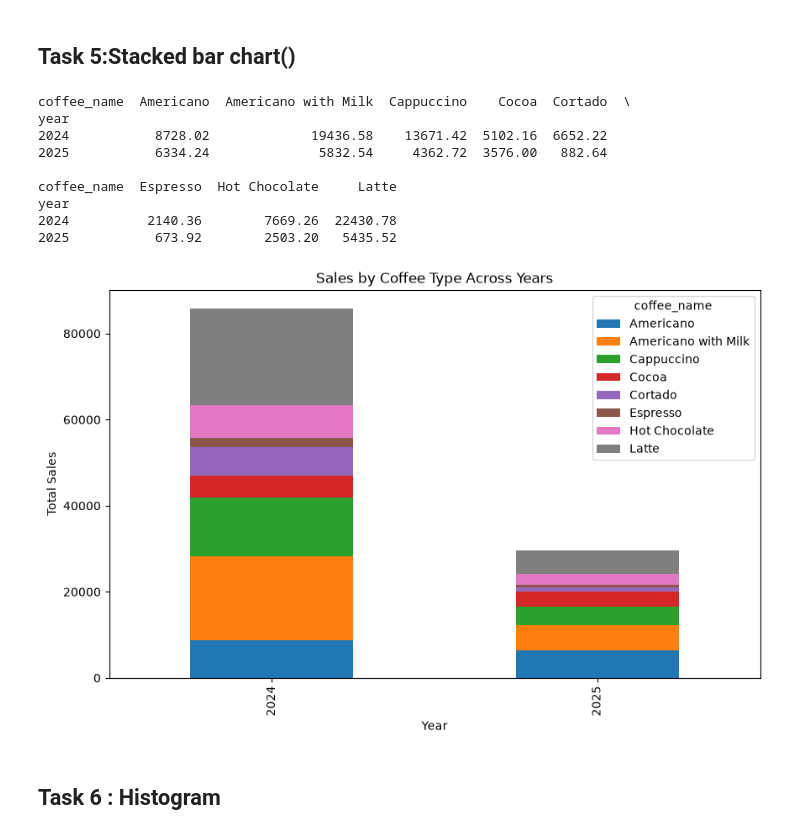
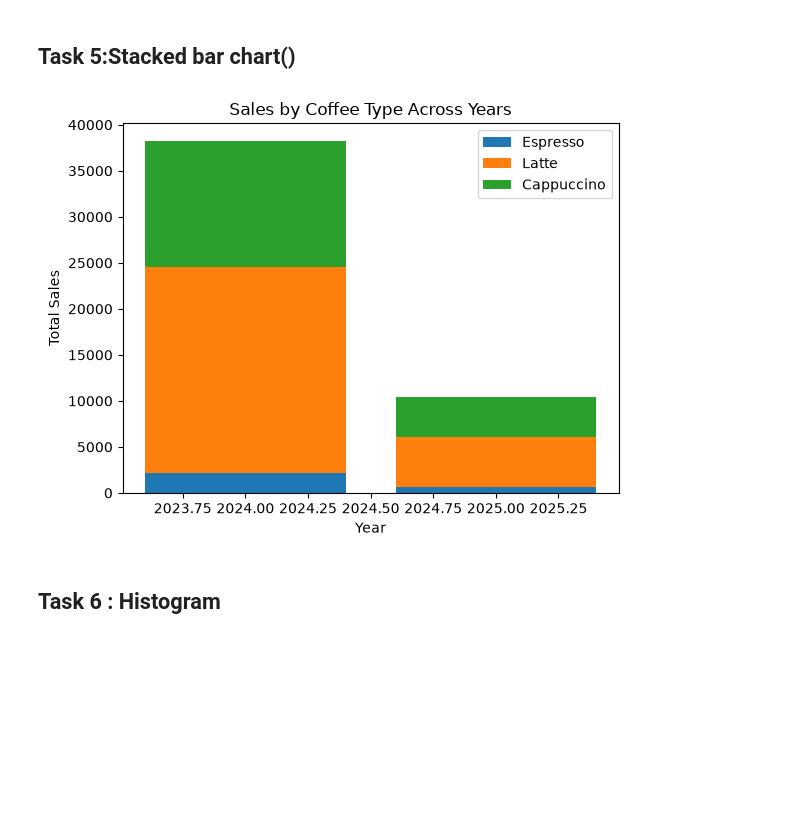
Before and after one commit to NakulChahal/GenAiAssignments, a Jupyter notebook: assignment-11.ipynb, the cells around one changed output. Drawn from its saved outputs; the diff is of its cells as text; code cells hidden in the pictures; blank space fills up the shorter version.

```diff
--- a/assignment-11.ipynb
+++ b/assignment-11.ipynb
@@ -118,37 +111,33 @@ plt.show()
 # %% [markdown]
 ## Task 5:Stacked bar chart()
 # %%
-stacked_data = sales.pivot_table(
-    index='year',
-    columns='coffee_name',
-    values='money',
-    aggfunc='sum',
-    fill_value=0
+plt.bar(
+    stacked_data.index,
+    stacked_data['Espresso'],
+    label='Espresso'
 )
 
-print(stacked_data.head())
+plt.bar(
+    stacked_data.index,
+    stacked_data['Latte'],
+    bottom=stacked_data['Espresso'],
+    label='Latte'
+)
 
-stacked_data.plot(
-    kind='bar',
-    stacked=True,
-    figsize=(10, 6)
+plt.bar(
+    stacked_data.index,
+    stacked_data['Cappuccino'],
+    bottom=stacked_data['Espresso'] + stacked_data['Latte'],
+    label='Cappuccino'
 )
 
 plt.title('Sales by Coffee Type Across Years')
 plt.xlabel('Year')
 plt.ylabel('Total Sales')
+plt.legend()
 plt.show()
 # %% [output]
-coffee_name  Americano  Americano with Milk  Cappuccino    Cocoa  Cortado  \
-year
-2024           8728.02             19436.58    13671.42  5102.16  6652.22
-2025           6334.24              5832.54     4362.72  3576.00   882.64
-
-coffee_name  Espresso  Hot Chocolate     Latte
-year
-2024          2140.36        7669.26  22430.78
-2025           673.92        2503.20   5435.52
-[figure, old version]
+[figure, new version]
 # %% [markdown]
 ## Task 6 : Histogram
 # %%
```
Also changed, not shown: parts of 6 cells of this notebook, 21 other files.
